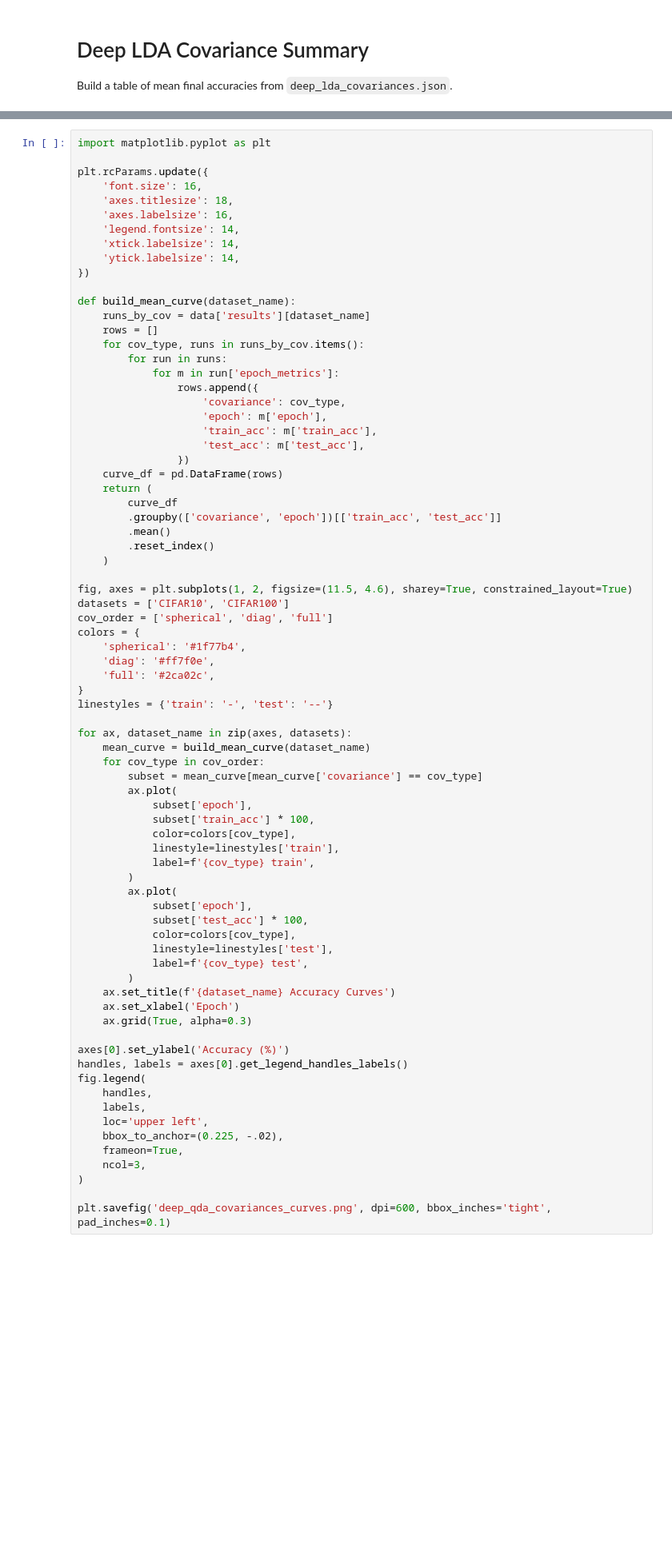
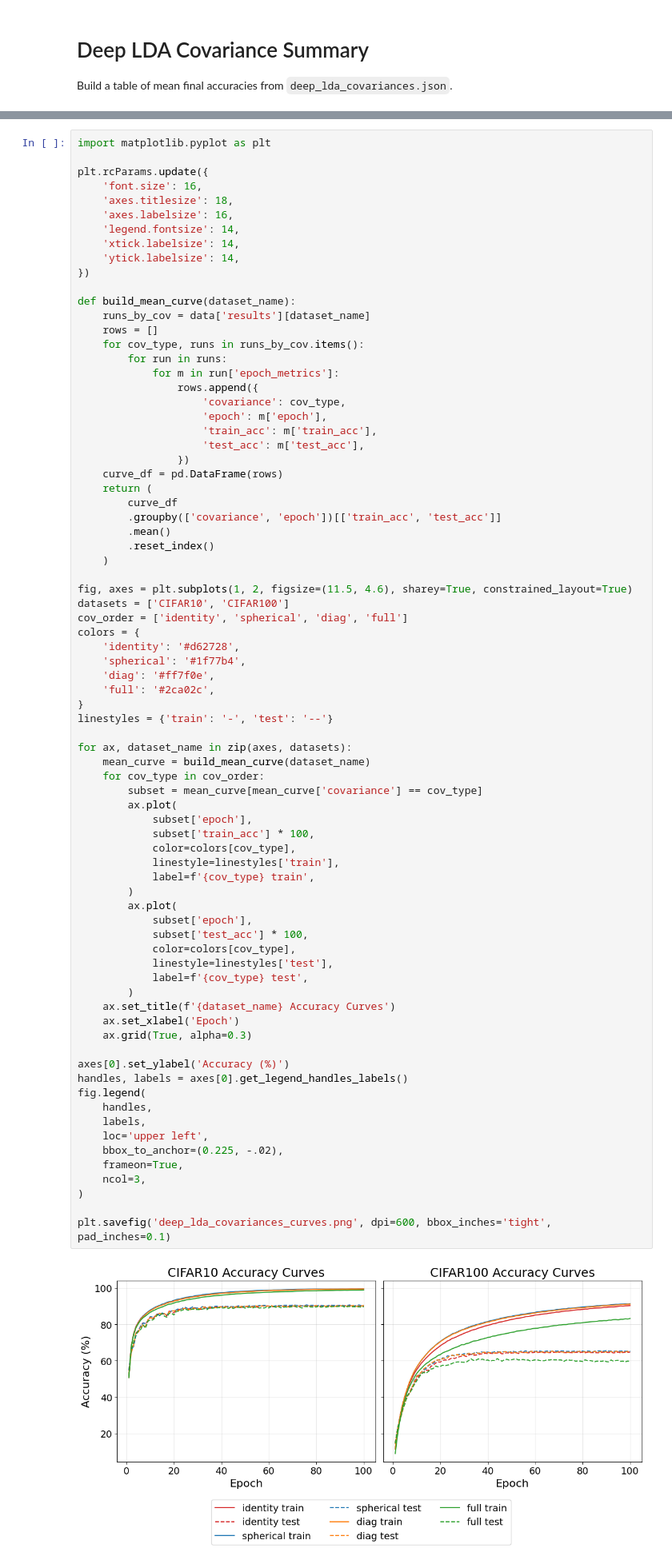
Before and after one commit to zh3nis/simplex-lda, a Jupyter notebook: results/deep_qda_covariances_table.ipynb, the cells around one changed output, grey strips where cells are left out. Shown at 80% size. Drawn from its saved outputs; the diff is of its cells as text; blank space fills up the shorter version.

```diff
--- a/results/deep_qda_covariances_table.ipynb
+++ b/results/deep_qda_covariances_table.ipynb
@@ -80,8 +81,9 @@ def build_mean_curve(dataset_name):
 
 fig, axes = plt.subplots(1, 2, figsize=(11.5, 4.6), sharey=True, constrained_layout=True)
 datasets = ['CIFAR10', 'CIFAR100']
-cov_order = ['spherical', 'diag', 'full']
+cov_order = ['identity', 'spherical', 'diag', 'full']
 colors = {
+    'identity': '#d62728',
     'spherical': '#1f77b4',
     'diag': '#ff7f0e',
     'full': '#2ca02c',
@@ -94,31 +96,33 @@ for ax, dataset_name in zip(axes, datasets):
         subset = mean_curve[mean_curve['covariance'] == cov_type]
         ax.plot(
             subset['epoch'],
             subset['train_acc'] * 100,
             color=colors[cov_type],
             linestyle=linestyles['train'],
             label=f'{cov_type} train',
         )
         ax.plot(
             subset['epoch'],
             subset['test_acc'] * 100,
             color=colors[cov_type],
             linestyle=linestyles['test'],
             label=f'{cov_type} test',
         )
     ax.set_title(f'{dataset_name} Accuracy Curves')
     ax.set_xlabel('Epoch')
     ax.grid(True, alpha=0.3)
 
 axes[0].set_ylabel('Accuracy (%)')
 handles, labels = axes[0].get_legend_handles_labels()
 fig.legend(
     handles,
     labels,
     loc='upper left',
     bbox_to_anchor=(0.225, -.02),
     frameon=True,
     ncol=3,
 )
 
-plt.savefig('deep_qda_covariances_curves.png', dpi=600, bbox_inches='tight', pad_inches=0.1)
+plt.savefig('deep_lda_covariances_curves.png', dpi=600, bbox_inches='tight', pad_inches=0.1)
+# %% [output]
+[figure, added]
```
Also changed, not shown: parts of 3 cells of this notebook, 2 other files.
